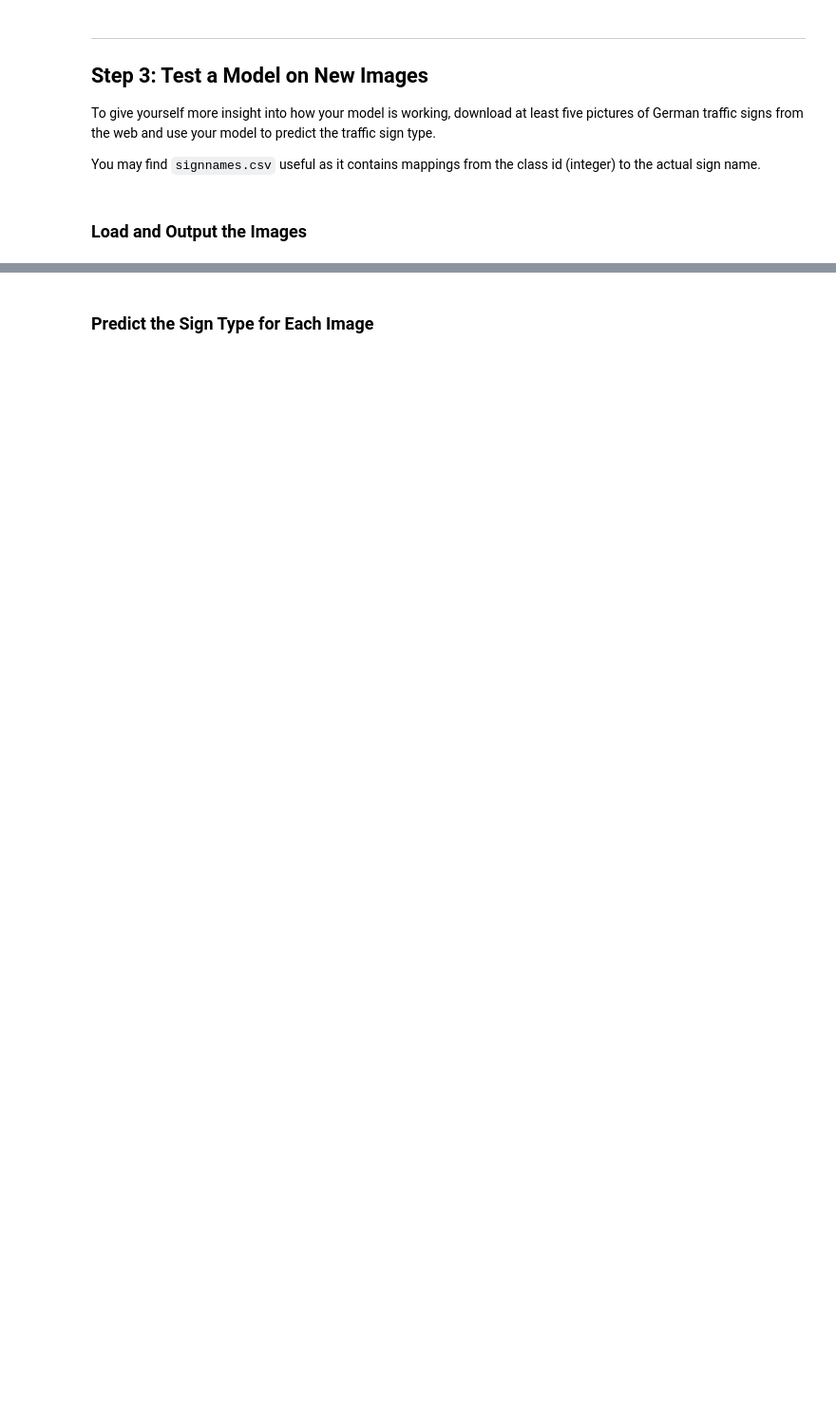
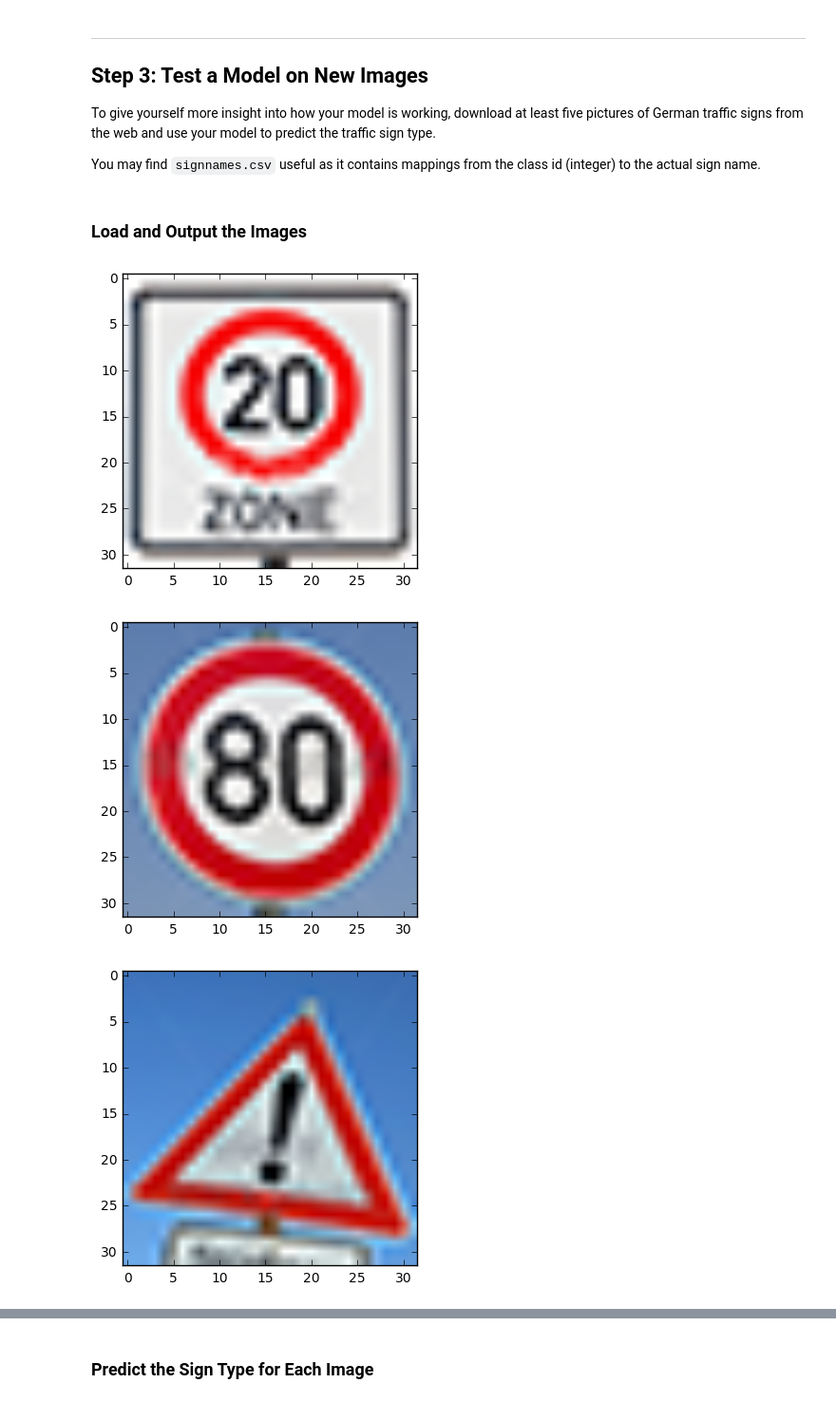
Before and after one commit to Kladar/SDC_P2, a Jupyter notebook: Traffic_Sign_Classifier.ipynb, the cells around one changed output, grey strips where cells are left out. Shown at 95% size. Saved outputs shown, nothing was run; the diff lists cells and outputs as text; code cells hidden in the pictures; blank space fills up the shorter version.

```diff
--- a/Traffic_Sign_Classifier.ipynb
+++ b/Traffic_Sign_Classifier.ipynb
@@ -297,3 +359,19 @@ You may find `signnames.csv` useful as it contains mappings from the class id (i
 # %%
 ### Load the images and plot them here.
 ### Feel free to use as many code cells as needed.
+
+import matplotlib.image as mpimg
+
+imgs = ['Extra 1.png', 'Extra 2.png', 'Extra 3.png', 'Extra 4.png', 'Extra 5.png']
+
+new_input = []
+
+for imgname in imgs:
+    image = mpimg.imread(imgname)
+    new_input.append(image)
+    plt.imshow(image)
+    plt.show()
+# %% [output]
+[figure, added]
+[figure, added]
+[figure, added]
```
Also changed, not shown: parts of 12 cells of this notebook.
